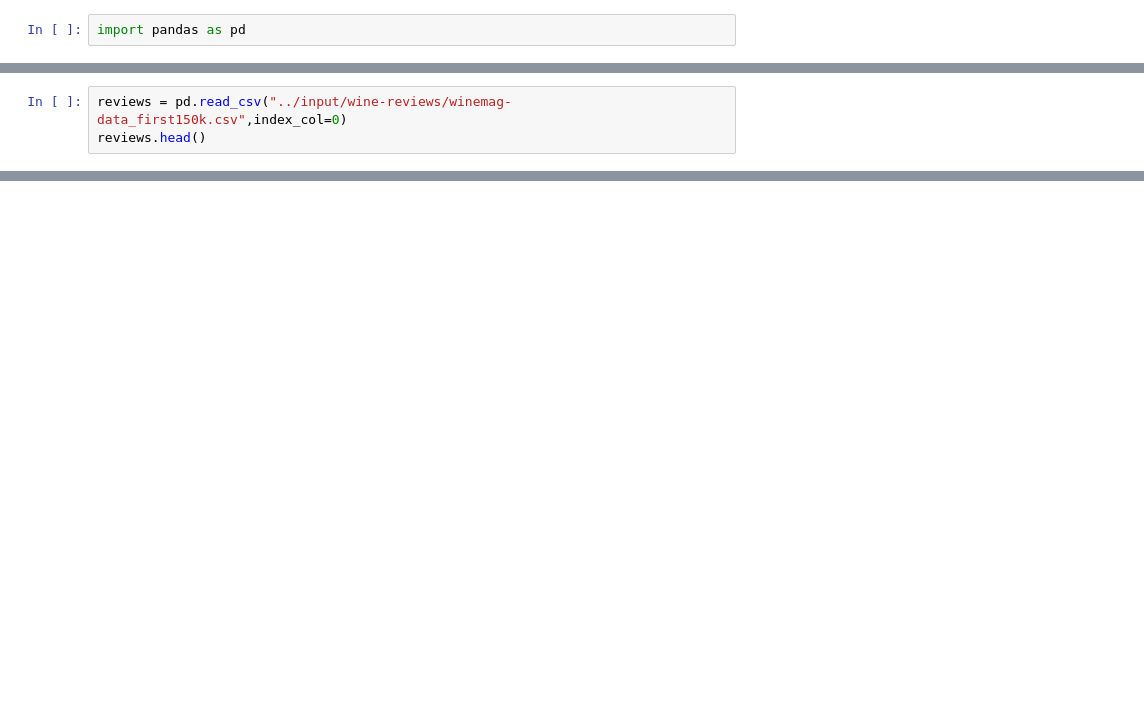
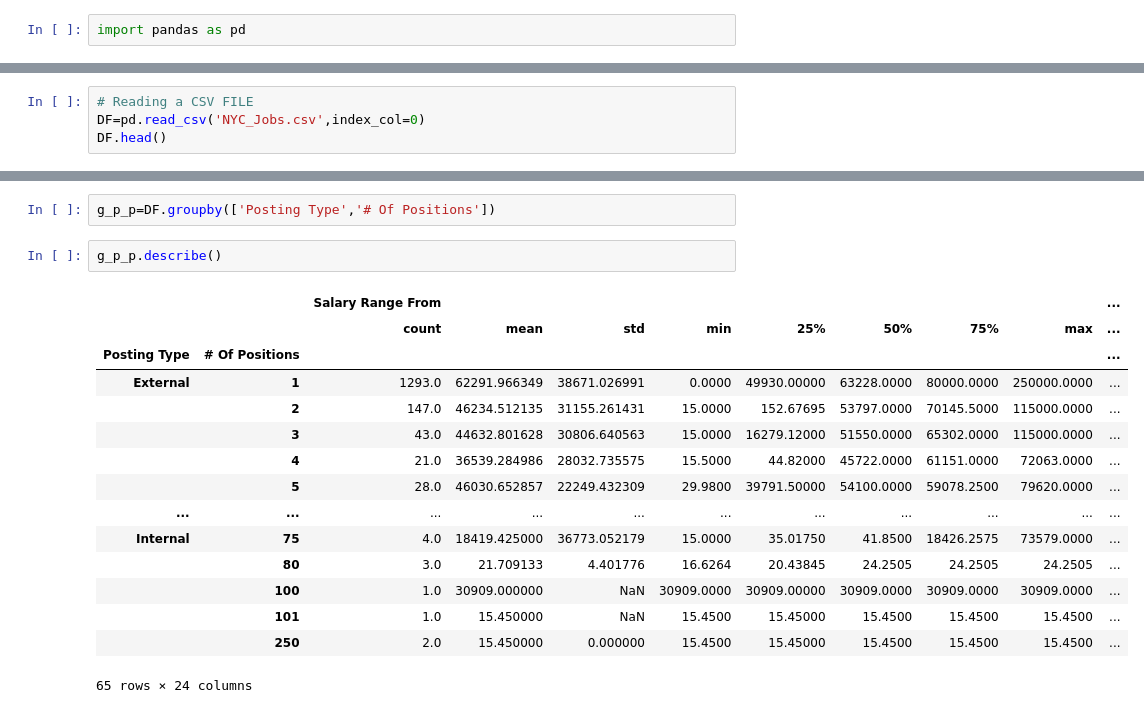
Before and after one commit to har200509/Learnings, a Jupyter notebook: notebook.ipynb, the cells around one changed output, grey strips where cells are left out. Saved outputs shown, nothing was run; the diff lists cells and outputs as text; blank space fills up the shorter version.

```diff
--- a/notebook.ipynb
+++ b/notebook.ipynb
@@ -34,3 +42,4 @@ Name: Dinner, dtype: object
 # %%
-reviews = pd.read_csv("../input/wine-reviews/winemag-data_first150k.csv",index_col=0)
-reviews.head()
+# Reading a CSV FILE
+DF=pd.read_csv('NYC_Jobs.csv',index_col=0)
+DF.head()
@@ -48,0 +228,20 @@ print(df)
+# %%
+g_p_p=DF.groupby(['Posting Type','# Of Positions'])
+# %%
+g_p_p.describe()
+# %% [output]
+|  |  | Salary Range From |  |  |  |  |  |  |  | ... |
+|  |  | count | mean | std | min | 25% | 50% | 75% | max | ... |
+| Posting Type | # Of Positions |  |  |  |  |  |  |  |  | ... |
+| External | 1 | 1293.0 | 62291.966349 | 38671.026991 | 0.0000 | 49930.00000 | 63228.0000 | 80000.0000 | 250000.0000 | ... |
+|  | 2 | 147.0 | 46234.512135 | 31155.261431 | 15.0000 | 152.67695 | 53797.0000 | 70145.5000 | 115000.0000 | ... |
+|  | 3 | 43.0 | 44632.801628 | 30806.640563 | 15.0000 | 16279.12000 | 51550.0000 | 65302.0000 | 115000.0000 | ... |
+|  | 4 | 21.0 | 36539.284986 | 28032.735575 | 15.5000 | 44.82000 | 45722.0000 | 61151.0000 | 72063.0000 | ... |
+|  | 5 | 28.0 | 46030.652857 | 22249.432309 | 29.9800 | 39791.50000 | 54100.0000 | 59078.2500 | 79620.0000 | ... |
+| ... | ... | ... | ... | ... | ... | ... | ... | ... | ... | ... |
+| Internal | 75 | 4.0 | 18419.425000 | 36773.052179 | 15.0000 | 35.01750 | 41.8500 | 18426.2575 | 73579.0000 | ... |
+|  | 80 | 3.0 | 21.709133 | 4.401776 | 16.6264 | 20.43845 | 24.2505 | 24.2505 | 24.2505 | ... |
+|  | 100 | 1.0 | 30909.000000 | NaN | 30909.0000 | 30909.00000 | 30909.0000 | 30909.0000 | 30909.0000 | ... |
+|  | 101 | 1.0 | 15.450000 | NaN | 15.4500 | 15.45000 | 15.4500 | 15.4500 | 15.4500 | ... |
+|  | 250 | 2.0 | 15.450000 | 0.000000 | 15.4500 | 15.45000 | 15.4500 | 15.4500 | 15.4500 | ... |
+65 rows × 24 columns
```
Also changed, not shown: parts of 26 cells of this notebook.
